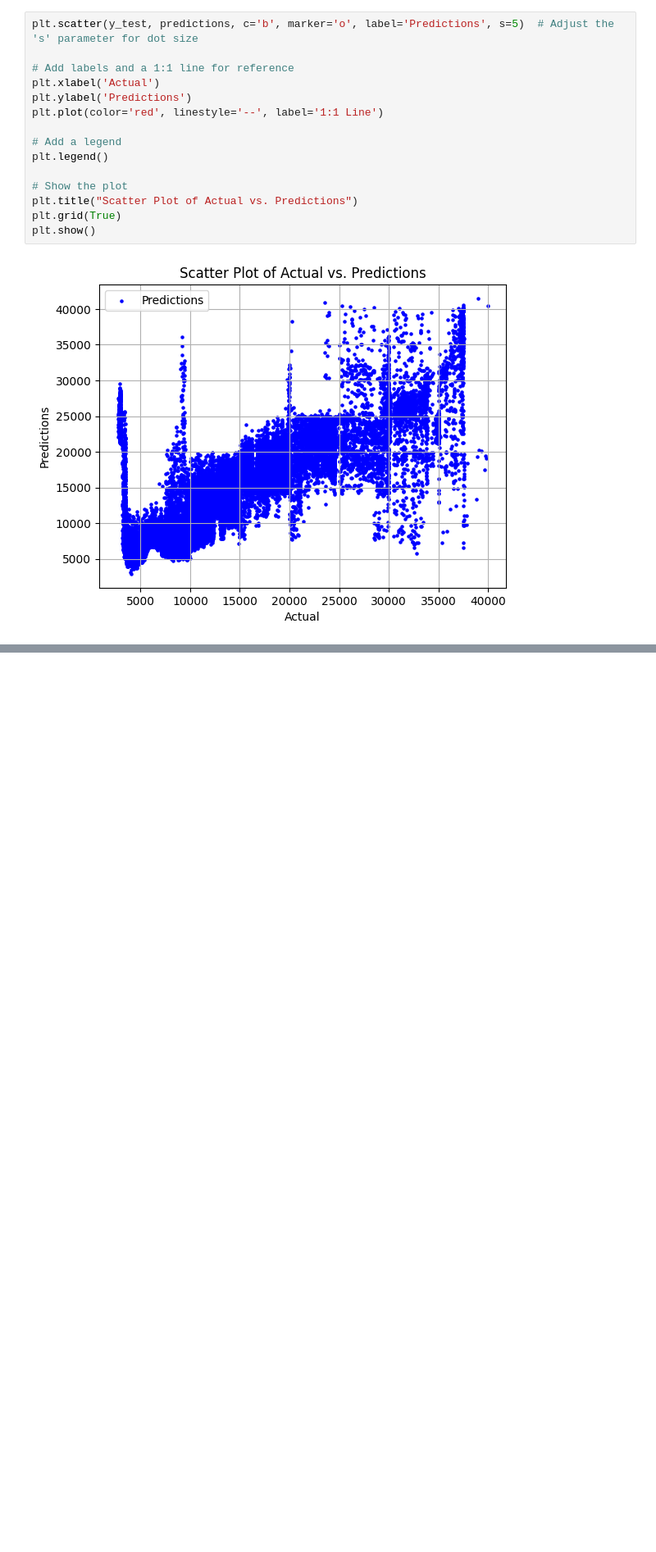
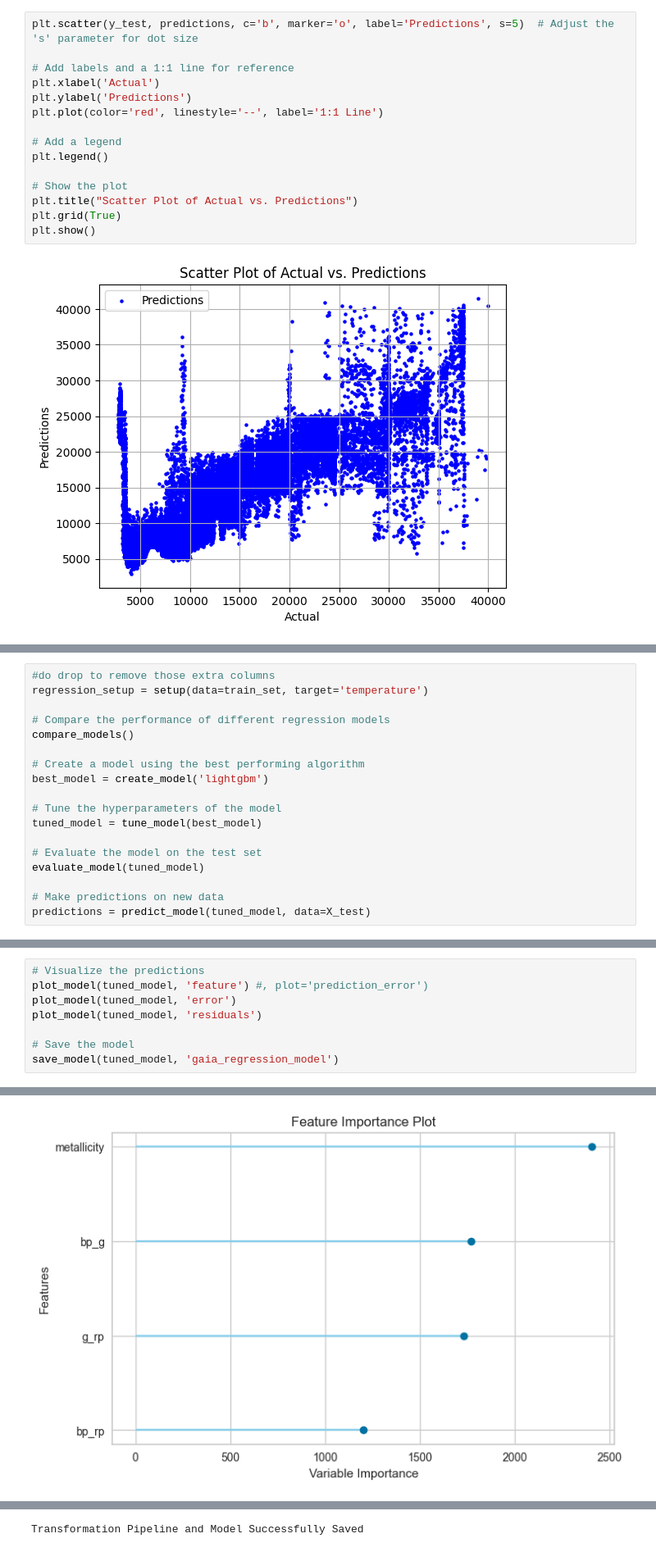
Before and after one commit to PhillipPhan1024/FRI-Feasibility-Study, a Jupyter notebook: Gaia_data.ipynb, the cells around one changed output, grey strips where cells are left out. Shown at 82% size. Drawn from its saved outputs; the diff is of its cells as text; blank space fills up the shorter version.

Commit message:
added automl to gaia

```diff
--- a/Gaia_data.ipynb
+++ b/Gaia_data.ipynb
@@ -243,0 +257,18 @@ plt.show()
+# %%
+#do drop to remove those extra columns
+regression_setup = setup(data=train_set, target='temperature')
+
+# Compare the performance of different regression models
+compare_models()
+
+# Create a model using the best performing algorithm
+best_model = create_model('lightgbm')
+
+# Tune the hyperparameters of the model
+tuned_model = tune_model(best_model)
+
+# Evaluate the model on the test set
+evaluate_model(tuned_model)
+
+# Make predictions on new data
+predictions = predict_model(tuned_model, data=X_test)
@@ -243,0 +350,9 @@ plt.show()
+# %%
+# Visualize the predictions
+plot_model(tuned_model, 'feature') #, plot='prediction_error')
+plot_model(tuned_model, 'error')
+plot_model(tuned_model, 'residuals')
+
+# Save the model
+save_model(tuned_model, 'gaia_regression_model')
+# %% [output]
@@ -243,0 +360 @@ plt.show()
+[figure, added]
@@ -243,0 +365 @@ plt.show()
+Transformation Pipeline and Model Successfully Saved
```
Also changed, not shown: parts of 5 cells of this notebook, 2 other files.
